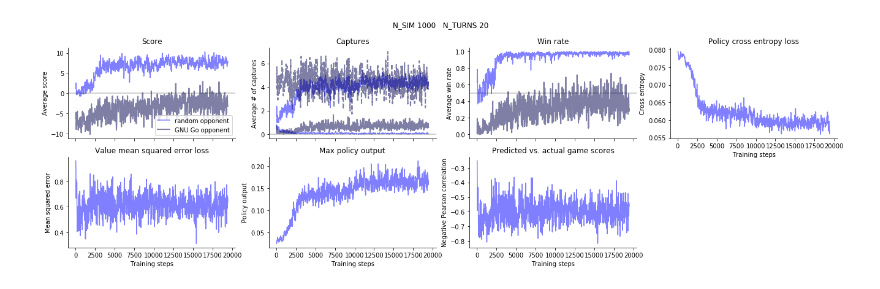
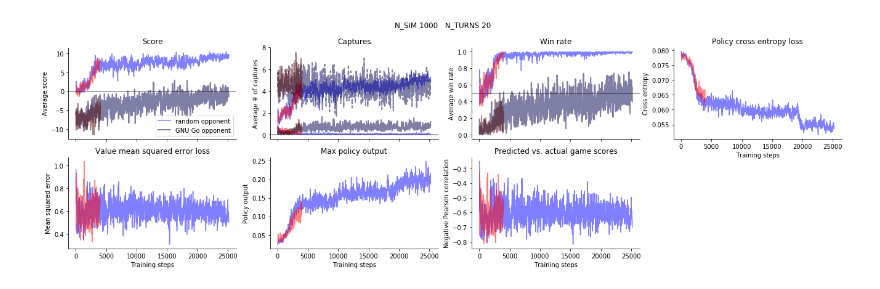
Before and after one commit to cody2007/alpha_go_zero_implementation, a Jupyter notebook: notebooks/training_visualizations.ipynb, the cells around one changed output. Drawn from its saved outputs; the diff is of its cells as text; code cells hidden in the pictures.

```diff
--- a/notebooks/training_visualizations.ipynb
+++ b/notebooks/training_visualizations.ipynb
@@ -15,7 +15,7 @@ def simpleaxis(ax):
     ax.get_xaxis().tick_bottom()
     ax.get_yaxis().tick_left()
 
-def train_hist(f, new_fig=True, color=[0,1,0], gnuf=.3, a=.5):
+def train_hist(f, new_fig=True, color=[0,1,0], gnuf=.3, a=.5, n_points=-1):
     color = np.asarray(color)
     z = np.load(model_dir + f).item()
     if new_fig:
@@ -24,14 +24,15 @@ def train_hist(f, new_fig=True, color=[0,1,0], gnuf=.3, a=.5):
     n_rows, n_cols = 2, 4
 
     plot_ind = 1
-    n_plot = len(z['log']['score_nn'])
-    xs = z['log']['opt_batch']
-    xse = z['log']['eval_batch']
+    if n_points == -1:
+        n_points = len(z['log']['score_nn'])
+    xs = z['log']['opt_batch'][:n_points]
+    xse = z['log']['eval_batch'][:n_points]
 
     #### score
     ax = subplot(n_rows,n_cols,plot_ind); plot_ind += 1; simpleaxis(ax)
-    plot(xse, z['log']['score_nn'], color=color, alpha=a)
-    plot(xse, z['log']['score_nn_gnu'], linewidth=2, color=color*gnuf, alpha=a)
+    plot(xse, z['log']['score_nn'][:n_points], color=color, alpha=a)
+    plot(xse, z['log']['score_nn_gnu'][:n_points], linewidth=2, color=color*gnuf, alpha=a)
     axhline(0, color='k', alpha=.25)
     title('Score')
     ylabel('Average score')
@@ -40,10 +41,10 @@ def train_hist(f, new_fig=True, color=[0,1,0], gnuf=.3, a=.5):
 
     #### captures
     ax = subplot(n_rows,n_cols,plot_ind); plot_ind += 1; simpleaxis(ax)
-    plot(xse, z['log']['n_captures_nn'], color=color, alpha=a)
-    plot(xse, z['log']['n_captures_opp_nn'], color=color, linestyle='--', alpha=a)
-    plot(xse, z['log']['n_captures_nn_gnu'], linewidth=2, color=color*gnuf, alpha=a)
-    plot(xse, z['log']['n_captures_opp_nn_gnu'], linewidth=2, color=color*gnuf, linestyle='--', alpha=a)
+    plot(xse, z['log']['n_captures_nn'][:n_points], color=color, alpha=a)
+    plot(xse, z['log']['n_captures_opp_nn'][:n_points], color=color, linestyle='--', alpha=a)
+    plot(xse, z['log']['n_captures_nn_gnu'][:n_points], linewidth=2, color=color*gnuf, alpha=a)
+    plot(xse, z['log']['n_captures_opp_nn_gnu'][:n_points], linewidth=2, color=color*gnuf, linestyle='--', alpha=a)
     axhline(0, color='k', alpha=.25)
     title('Captures')
     ylabel('Average # of captures')
@@ -51,8 +52,8 @@ def train_hist(f, new_fig=True, color=[0,1,0], gnuf=.3, a=.5):
 
     #### win
     ax = subplot(n_rows,n_cols,plot_ind); plot_ind += 1; simpleaxis(ax)
-    plot(xse, z['log']['win_nn'], color=color, alpha=a)
-    plot(xse, z['log']['win_nn_gnu'], linewidth=2, color=color*gnuf, alpha=a)
+    plot(xse, z['log']['win_nn'][:n_points], color=color, alpha=a)
+    plot(xse, z['log']['win_nn_gnu'][:n_points], linewidth=2, color=color*gnuf, alpha=a)
     axhline(0.5, color='k', alpha=.25)
     title('Win rate')
     ylabel('Average win rate')
@@ -64,7 +65,7 @@ def train_hist(f, new_fig=True, color=[0,1,0], gnuf=.3, a=.5):
     ylabels = ['Cross entropy', 'Mean squared error', 'Policy output', 'Negative Pearson correlation']
     for key, title_txt, ylabel_txt in zip(keys, titles, ylabels):
         ax = subplot(n_rows,n_cols,plot_ind); plot_ind += 1; simpleaxis(ax)
-        plot(xs, z['log'][key], color=color, alpha=a)
+        plot(xs, z['log'][key][:n_points], color=color, alpha=a)
         title(title_txt)
         ylabel(ylabel_txt)
         xlabel('Training steps')
@@ -140,4 +162,5 @@ def show_end_games(n_turns=20):
 # %%
-z = train_hist('go_cpu_tree_0.200000EPS_7GMSZ_1000N_SIM_0.001000L2_LAMBDA_0.900000MOMENTUM_0.025000VAL_LAMBDA_1.000000CPUCT_20N_TURNS_128N_FILTERS_EPS0.110000_EPS0.020000.npy', color=[0,0,1])
+z = train_hist('go_cpu_tree_0.200000EPS_7GMSZ_1000N_SIM_0.001000L2_LAMBDA_0.900000MOMENTUM_0.025000VAL_LAMBDA_1.000000CPUCT_20N_TURNS_128N_FILTERS_EPS0.110000_EPS0.020000_EPS0.010000.npy', color=[0,0,1])
+z = train_hist('go_cpu_tree_0.2000EPS_7GMSZ_1000N_SIM_20N_TURNS_128N_FILTERS_1.00N_TURNS_FRAC_TRAIN_7N_LAYERS.npy', color=[1,0,0], new_fig=False)
 # %% [output]
-[figure, old version]
+[figure, new version]
```
Also changed, not shown: parts of 9 cells of this notebook, 2 other files.
